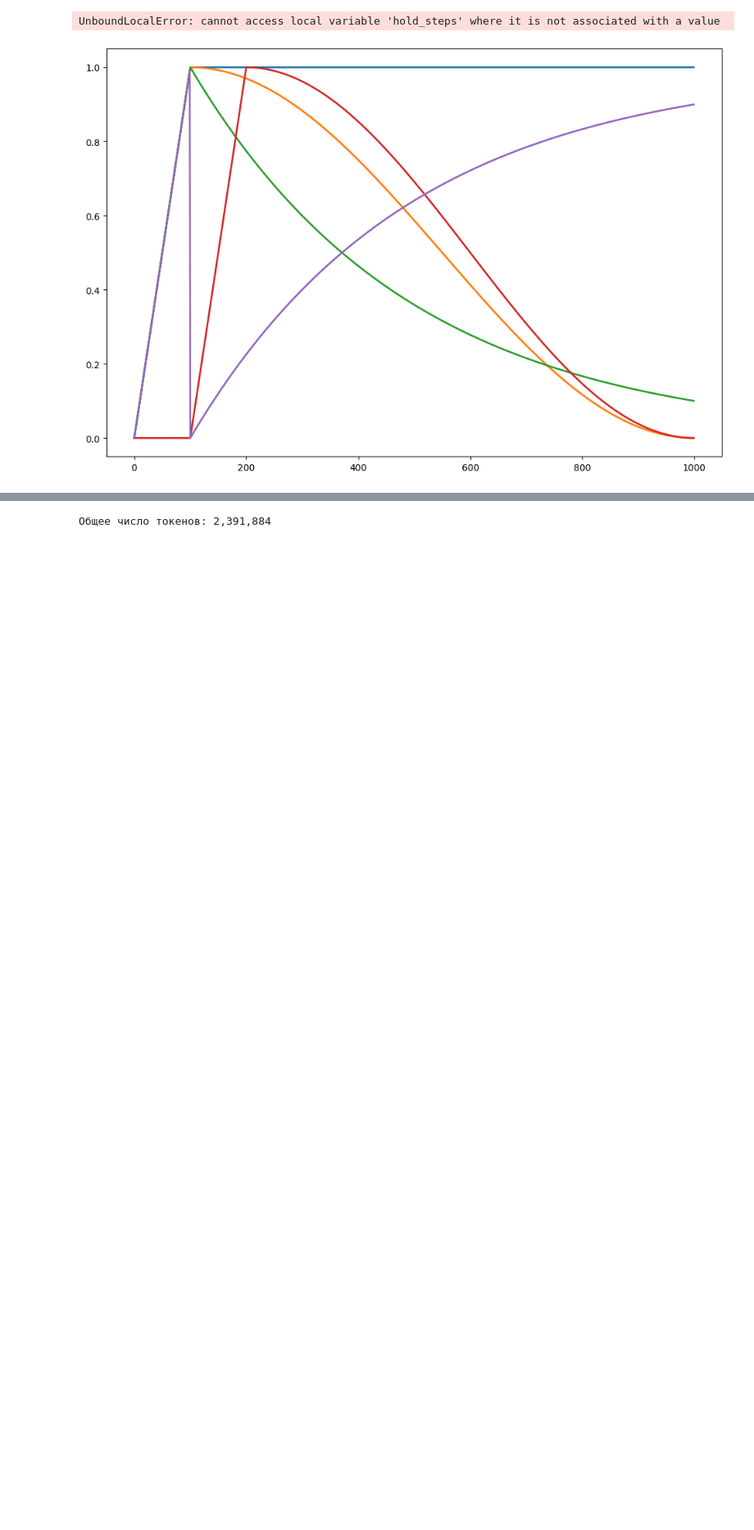
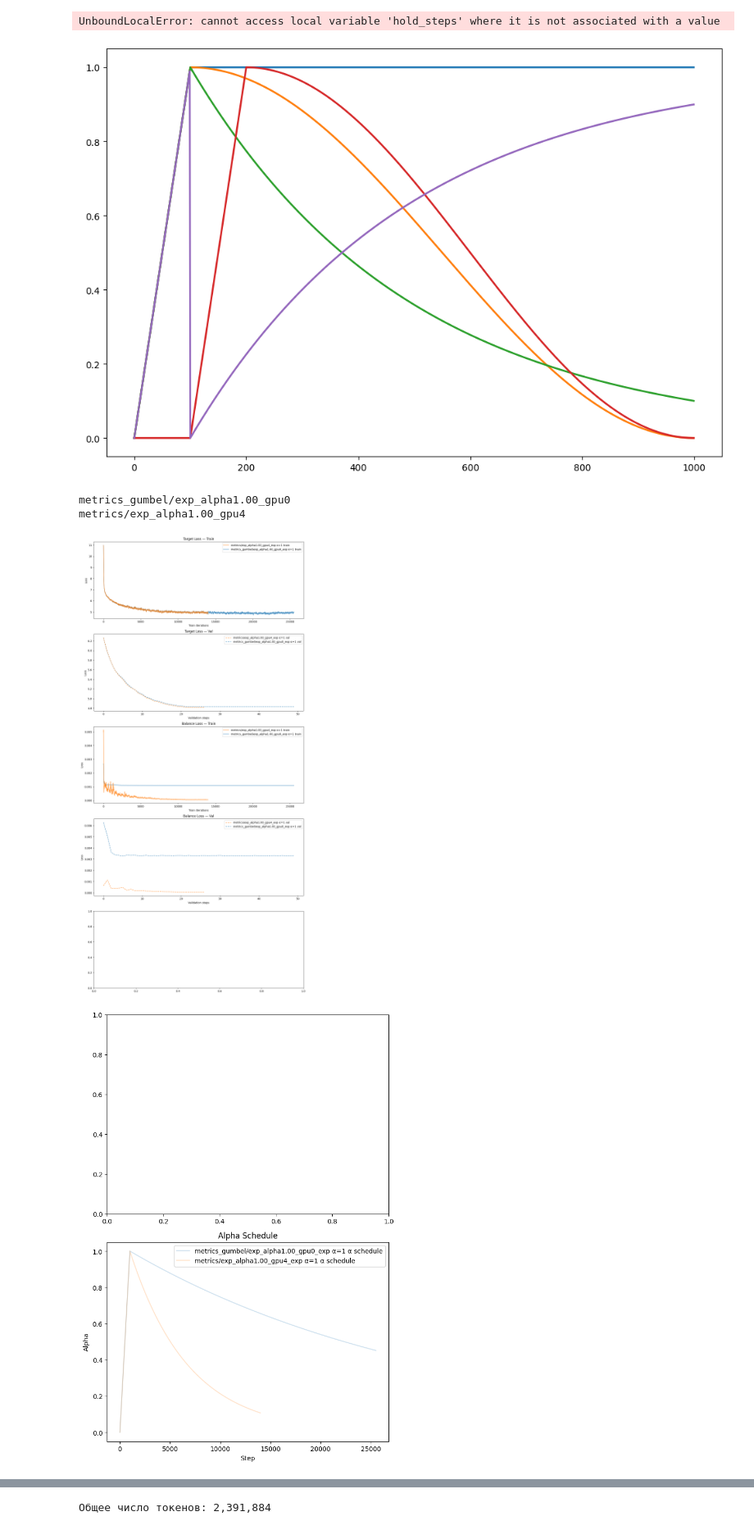
Before and after one commit to PavelPaha/Federated-Mixture-of-Experts-with-Personalized-Weighting, a Jupyter notebook: exp.ipynb, the cells around one changed output, grey strips where cells are left out. Shown at 82% size. Drawn from its saved outputs; the diff is of its cells as text; code cells hidden in the pictures; blank space fills up the shorter version.

Commit message:
gumbel softmax gate

```diff
--- a/exp.ipynb
+++ b/exp.ipynb
@@ -402,3 +438,12 @@ def visualize_experiments(dirs: list[str], suffix=None):
 
     plt.tight_layout()
     plt.show()
+# %%
+exp_dirs = [f'metrics_gumbel/exp_alpha1.00_gpu0', 'metrics/exp_alpha1.00_gpu4']
+import os
+visualize_experiments(exp_dirs, suffix=None)
+# %% [output]
+metrics_gumbel/exp_alpha1.00_gpu0
+metrics/exp_alpha1.00_gpu4
+[figure, added]
+[figure, added]
```
Also changed, not shown: parts of 8 cells of this notebook, 5 other files.
